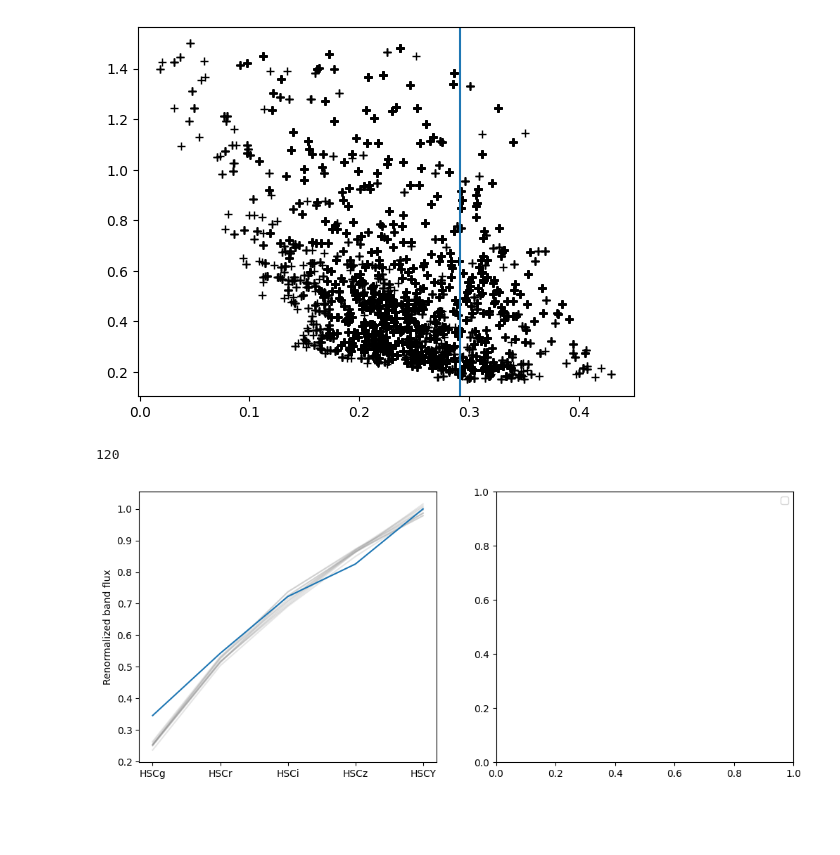
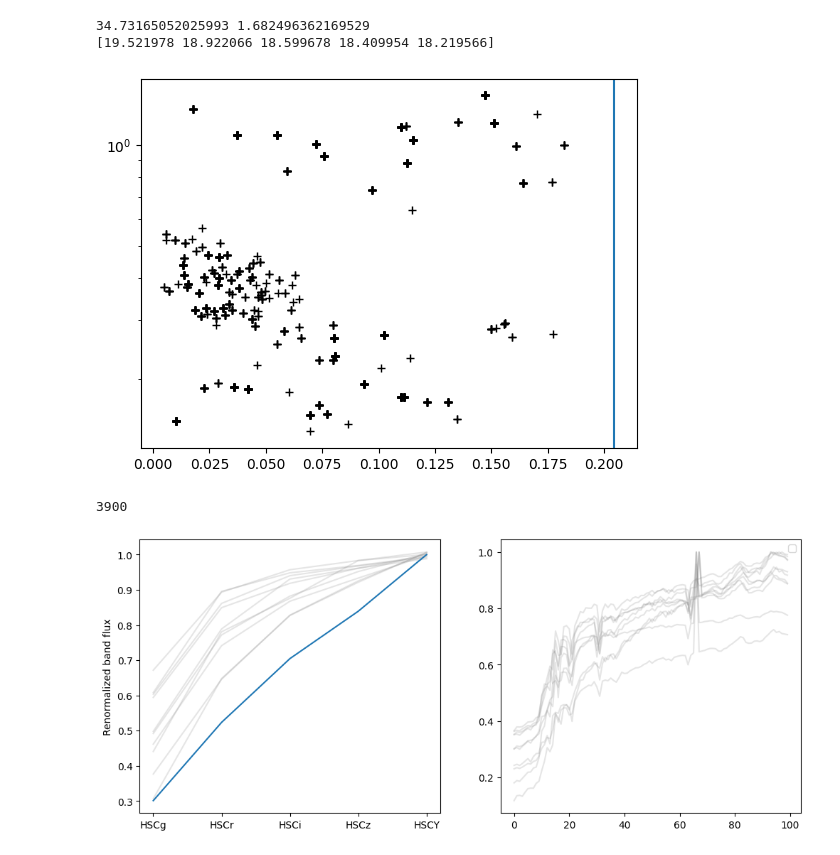
Before and after one commit to astrodeepnet/vae_mpoe, a Jupyter notebook: Test_dataset_gen.ipynb, the cells around one changed output. Drawn from its saved outputs; the diff is of its cells as text; code cells hidden in the pictures; blank space fills up the shorter version.

```diff
--- a/Test_dataset_gen.ipynb
+++ b/Test_dataset_gen.ipynb
@@ -58,7 +58,12 @@ photocalc = PhotometricCalculator(spec_range=(3900, 10200), spec_points=100, fil
 builder = DatasetBuilder(processor, wl, photocalc)
 
 # Generate dataset (already includes photometry and augmentation)
-integrals, params, spectra = builder.generate(n_samples=32000, age_range=(50, 15000), young_extinction_prob=0.0, eml_prob=0.9)
+integrals, params, spectra = builder.generate(n_samples=64000, age_range=(10, 15000),
+                                              young_age_range=(10, 1000),
+                                              old_blend_prob=0.7,
+                                              young_extinction_prob=0.2,
+                                              eml_prob=0.7,
+                                              n_processes=8)
 
 # Postprocessing (params normalization already done in DatasetBuilder)
 # Normalize spectra (just in case, or omit if confident)
@@ -98,38 +107,42 @@ hsc_int = []
 hsz_z = []
 t_hsc = t_hsc_[((t_hsc_['z'] > 0.0) & (t_hsc_['z'] < 0.95))]
 # %%
-import matplotlib.pyplot as plt
 
-target_id = 39627821533889898
+#target_id = 39627821542282195
 
-#target_id = 39627791339101782
+target_id = 39627827586277656
 
 r = t_hsc[t_hsc['targetid'] == target_id][0]
 
+print(r['ra'], r['dec'])
 
 mags = np.array([r['g_kronflux_mag'], r['r_kronflux_mag'], r['i_kronflux_mag'], r['z_kronflux_mag'], r['y_kronflux_mag']])
+print(mags)
 bandfl = 10**(-0.4*mags)
 
 bandfl /= np.max(bandfl)
 
-rall = np.sum((integrals - bandfl)**2, axis=-1)
+rall = np.sum((integrals[:, :] - bandfl[:])**2, axis=-1)
 
-idx = np.where(rall < 5*0.025**2)[0]
+idx = np.where(rall < 5*0.020**2)[0]
 
 p_v = params[idx]
 
 plt.plot(p_v[:, 0], p_v[:, 1], 'k+')
+plt.yscale('log')
 plt.axvline(r['z'])
 #plt.axhline(r['ssp_age']/1e4)
 
 plt.show()
 # %% [output]
+34.73165052025993 1.682496362169529
+[19.521978 18.922066 18.599678 18.409954 18.219566]
-[figure, old version]
+[figure, new version]
 # %%
 import random
 z = r['z']
 
-idx = np.where((np.abs(params[:, 0] - z) < 0.01) & (np.abs(params[:, 1] - 0.31) < 0.01))[0]
+idx = np.where((np.abs(params[:, 0] - z) < 0.01) & (np.abs(params[:, 1] - 0.1) < 0.05))[0]
 
 print(len(idx))
 
@@ -139,12 +152,14 @@ fig, axs = plt.subplots(1, 2)
 fig.set_size_inches(12, 5)
 for i in range(0, 10):
     comp = integrals[idx[i]]
+    comp_spec = spectra[idx[i]]
     axs[0].plot(filer_names, comp, color='grey', alpha=0.2)
+    axs[1].plot(comp_spec, color='grey', alpha=0.2)
 
 axs[0].plot(filer_names, bandfl)
 axs[0].set_ylabel('Renormalized band flux')
 plt.legend()
 plt.show()
 # %% [output]
-120
+3900
-[figure, old version]
+[figure, new version]
```
Also changed, not shown: parts of 1 cell of this notebook, 1 other file.
